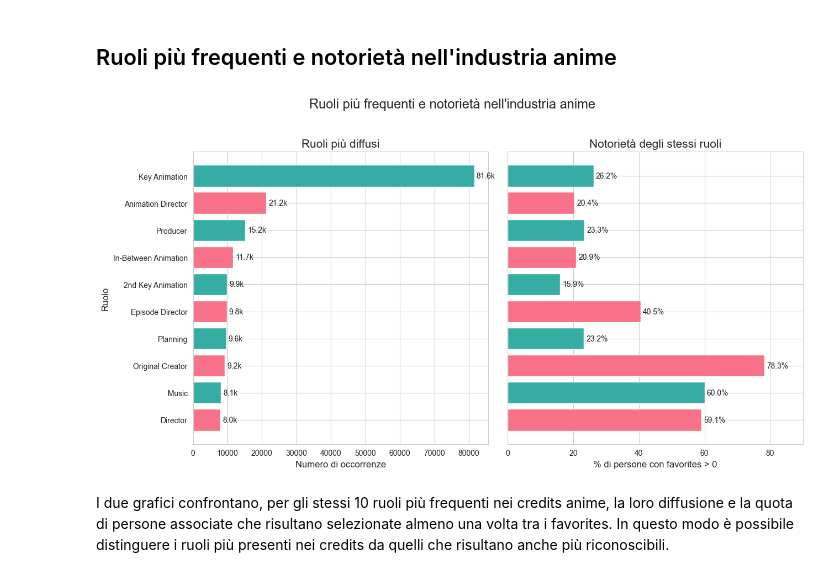
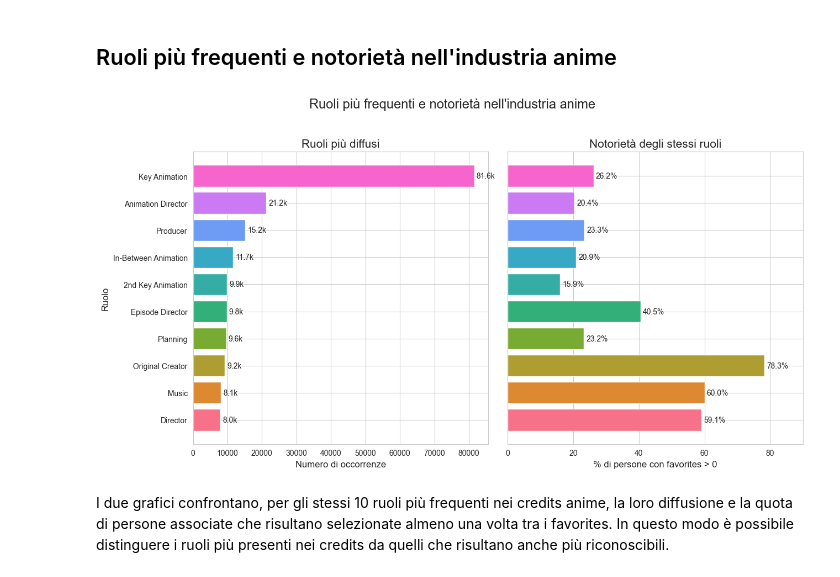
Before and after one commit to kledisateqja/hci-assignment, a Jupyter notebook: solution/notebook/storytelling.ipynb, the cells around one changed output. Saved outputs shown, nothing was run; the diff lists cells and outputs as text; code cells hidden in the pictures.

```diff
--- a/solution/notebook/storytelling.ipynb
+++ b/solution/notebook/storytelling.ipynb
@@ -577,15 +610,26 @@ voice_works = df_person_voice_works.copy()
 person_details = df_person_details.copy()
 
 top_voice_actors = (
-    voice_works.groupby("person_mal_id")["character_mal_id"].nunique().reset_index(name="distinct_dubbed_characters")
+    voice_works.groupby("person_mal_id")["character_mal_id"]
+    .nunique()
+    .reset_index(name="distinct_dubbed_characters")
 )
-top_voice_actors = top_voice_actors.sort_values("distinct_dubbed_characters", ascending=False).head(10)
+
+top_voice_actors = top_voice_actors.sort_values(
+    "distinct_dubbed_characters",
+    ascending=False
+).head(10)
+
 top_voice_actors = pd.merge(
     top_voice_actors, person_details[["person_mal_id", "name"]], on="person_mal_id", how="left"
 )
-top_voice_actors = top_voice_actors.sort_values("distinct_dubbed_characters", ascending=True)
+top_voice_actors = top_voice_actors.sort_values(
+    "distinct_dubbed_characters", ascending=True
+)
+#colori
+plt.style.use("default")
+sns.set_style("whitegrid")
 palette = sns.color_palette("husl", len(top_voice_actors))
-plt.style.use("default")
 
 fig, ax = plt.subplots(figsize=(11.5, 7), facecolor="white")
 fig.patch.set_facecolor("white")
@@ -594,10 +638,10 @@ ax.set_facecolor("white")
 bars = ax.barh(
     top_voice_actors["name"], top_voice_actors["distinct_dubbed_characters"], color=palette
 )
-ax.set_title("Top 10 voice actors by distinct dubbed characters", fontsize=17)
-ax.set_xlabel("Number of distinct dubbed characters", fontsize=13)
-ax.set_ylabel("Voice actor", fontsize=13)
 
+ax.set_title("Top 10 doppiatori per personaggi distinti doppiati", fontsize=17)
+ax.set_xlabel("Numero di personaggi distinti doppiati", fontsize=13)
+ax.set_ylabel("Doppiatore", fontsize=13)
 ax.bar_label(bars, padding=3, fontsize=11)
 plt.tight_layout()
 plt.show()
@@ -924,37 +1010,37 @@ fav_stats = role_people.groupby("role")["favorites"].agg(share_nonzero=lambda x:
 
 top10 = top10.merge(fav_stats, on="role", how="left").sort_values("occurrences", ascending=True)
 
-palette = sns.color_palette("husl", len(top_anime_voice))
-
 plt.style.use("default")
 sns.set_style("whitegrid")
+
+colors = sns.color_palette("husl", len(top10))
 
 fig, ax = plt.subplots(1, 2, figsize=(13, 7), sharey=True, facecolor="white")
 fig.patch.set_facecolor("white")
 
 bars1 = ax[0].barh(top10["role"], top10["occurrences"], color=colors)
 bars2 = ax[1].barh(top10["role"], top10["share_nonzero"], color=colors)
 
 ax[0].set_title("Ruoli più diffusi", fontsize=15)
 ax[1].set_title("Notorietà degli stessi ruoli", fontsize=15)
 
 ax[0].set_xlabel("Numero di occorrenze", fontsize=12)
 ax[1].set_xlabel("% di persone con favorites > 0", fontsize=12)
 ax[0].set_ylabel("Ruolo", fontsize=12)
 
 labels_occ = (top10["occurrences"] / 1000).round(1).astype(str) + "k"
 labels_fav = top10["share_nonzero"].round(1).astype(str) + "%"
 
 ax[0].bar_label(bars1, labels=labels_occ, padding=3, fontsize=10)
 ax[1].bar_label(bars2, labels=labels_fav, padding=3, fontsize=10)
 
 ax[1].set_xlim(0, top10["share_nonzero"].max() * 1.15)
 
 fig.suptitle("Ruoli più frequenti e notorietà nell'industria anime", fontsize=17)
 plt.tight_layout(rect=[0, 0, 1, 0.95])
 plt.show()
 # %% [output]
-[figure, old version]
+[figure, new version]
 # %% [markdown]
 I due grafici confrontano, per gli stessi 10 ruoli più frequenti nei credits anime, la loro diffusione e la quota di persone associate che risultano selezionate almeno una volta tra i favorites. In questo modo è possibile distinguere i ruoli più presenti nei credits da quelli che risultano anche più riconoscibili.
 # %% [markdown]
```
Also changed, not shown: parts of 19 cells of this notebook.
